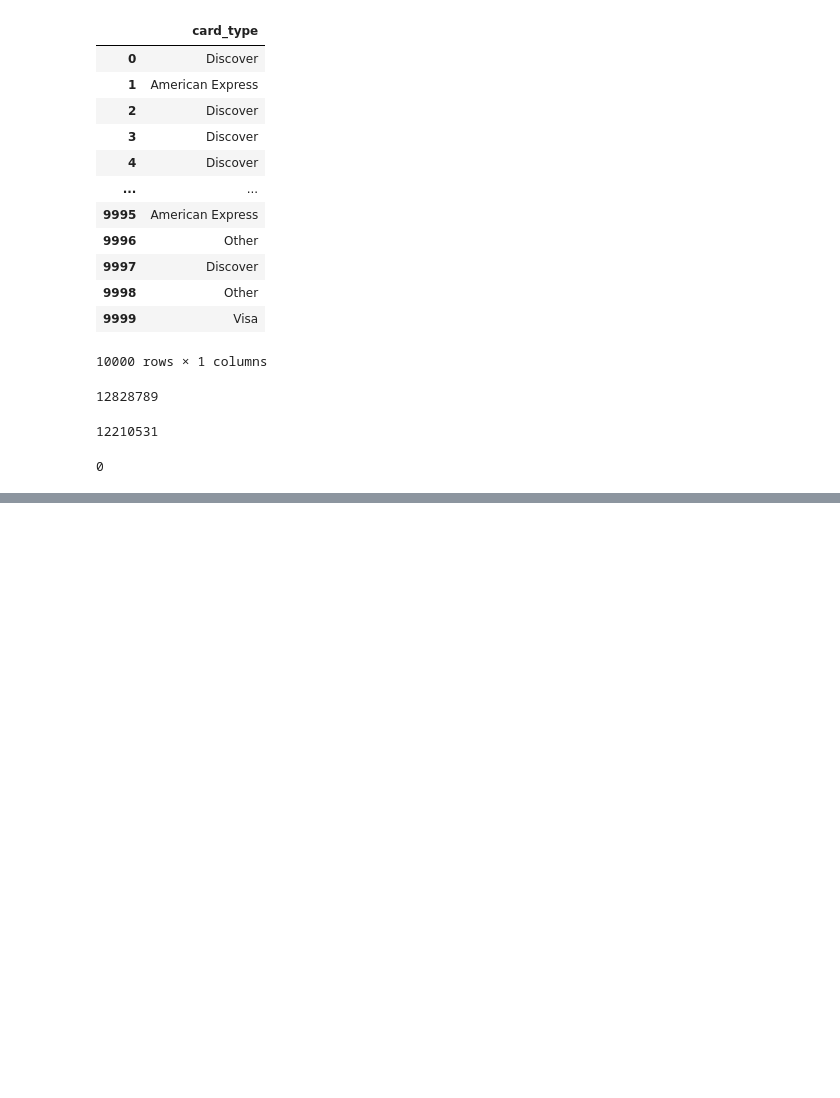
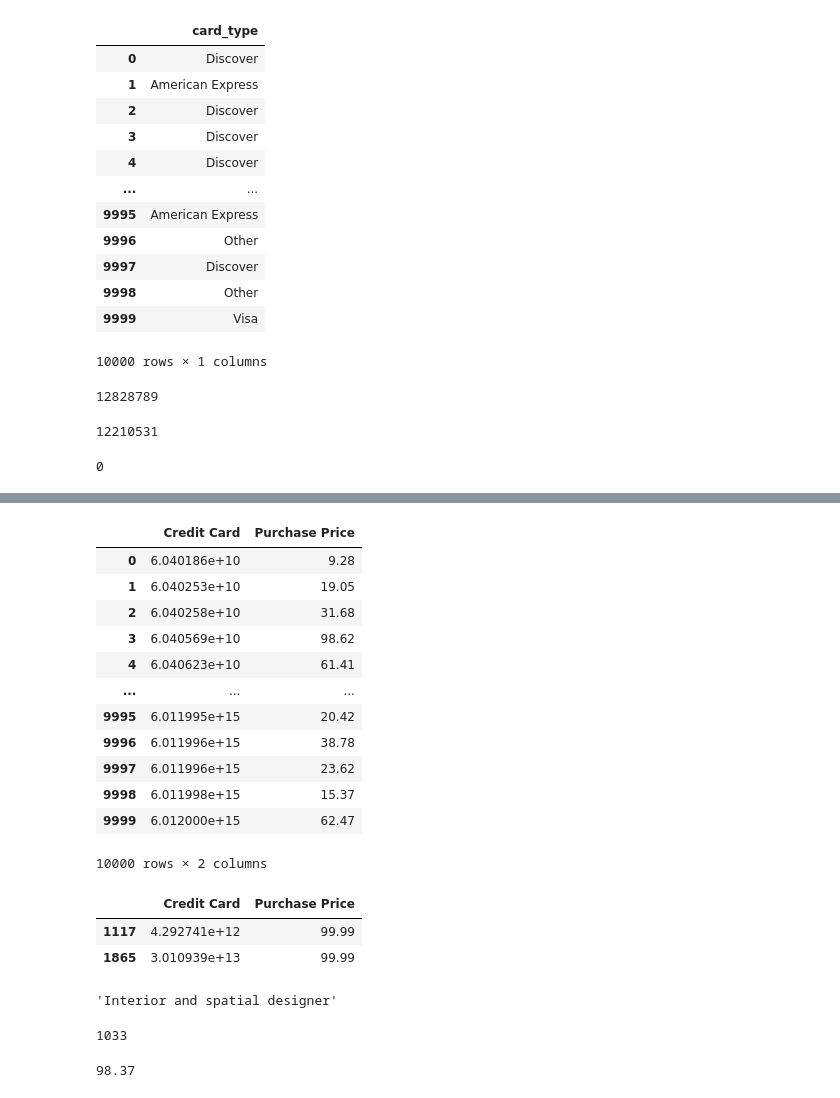
Before and after one commit to Ambily313/E-Commerce-Purchases-Data-Cleaning-Time-Series-Analysis, a Jupyter notebook: ecommerce.ipynb, the cells around one changed output, grey strips where cells are left out. Cells and saved outputs as stored; diff of their text form; code cells hidden in the pictures; blank space fills up the shorter version.

```diff
--- a/ecommerce.ipynb
+++ b/ecommerce.ipynb
@@ -444,7 +444,8 @@ dtypes: datetime64[ns](1), float64(3), int32(3), int64(1), object(17)
 memory usage: 1.8+ MB
 # %%
 # Change CC Exp Date column to datetime (MM/YY format)
-df['CC Exp Date']=pd.to_datetime(df['CC Exp Date'], format='%m%y')
+
+df['CC Exp Date'] = pd.to_datetime(df['CC Exp Date'], format='%m/%y')
 # %%
 # Split CC Exp Date into Exp_Month and Exp_Year.
 
@@ -505,0 +536,26 @@ df.duplicated().sum()
+# %%
+# Unique person based on Credit Card
+
+max_per_card = df.groupby('Credit Card')['Purchase Price'].max().reset_index()
+max_overall = max_per_card[max_per_card['Purchase Price'] == max_per_card['Purchase Price'].max()]
+max_per_card
+# %% [output]
+|  | Credit Card | Purchase Price |
+| 0 | 6.040186e+10 | 9.28 |
+| 1 | 6.040253e+10 | 19.05 |
+| 2 | 6.040258e+10 | 31.68 |
+| 3 | 6.040569e+10 | 98.62 |
+| 4 | 6.040623e+10 | 61.41 |
+| ... | ... | ... |
+| 9995 | 6.011995e+15 | 20.42 |
+| 9996 | 6.011996e+15 | 38.78 |
+| 9997 | 6.011996e+15 | 23.62 |
+| 9998 | 6.011998e+15 | 15.37 |
+| 9999 | 6.012000e+15 | 62.47 |
+10000 rows × 2 columns
+# %%
+max_overall
+# %% [output]
+|  | Credit Card | Purchase Price |
+| 1117 | 4.292741e+12 | 99.99 |
+| 1865 | 3.010939e+13 | 99.99 |
@@ -505,0 +567,19 @@ df.duplicated().sum()
+# %%
+# What's the most common job title?
+most_common_job = df['Job'].value_counts().idxmax()
+most_common_job
+# %% [output]
+'Interior and spatial designer'
+# %%
+# How many people use credit card expiring in 2025?
+
+exp_2025=df[df['Exp_year']==2025].shape[0]
+exp_2025
+# %% [output]
+1033
+# %%
+# What’s the most expensive purchase made by someone with a .edu email?
+edu_max=df[df['Email'].str.contains('.edu')]['Purchase Price'].max()
+edu_max
+# %% [output]
+98.37
```
Also changed, not shown: parts of 14 cells of this notebook.
